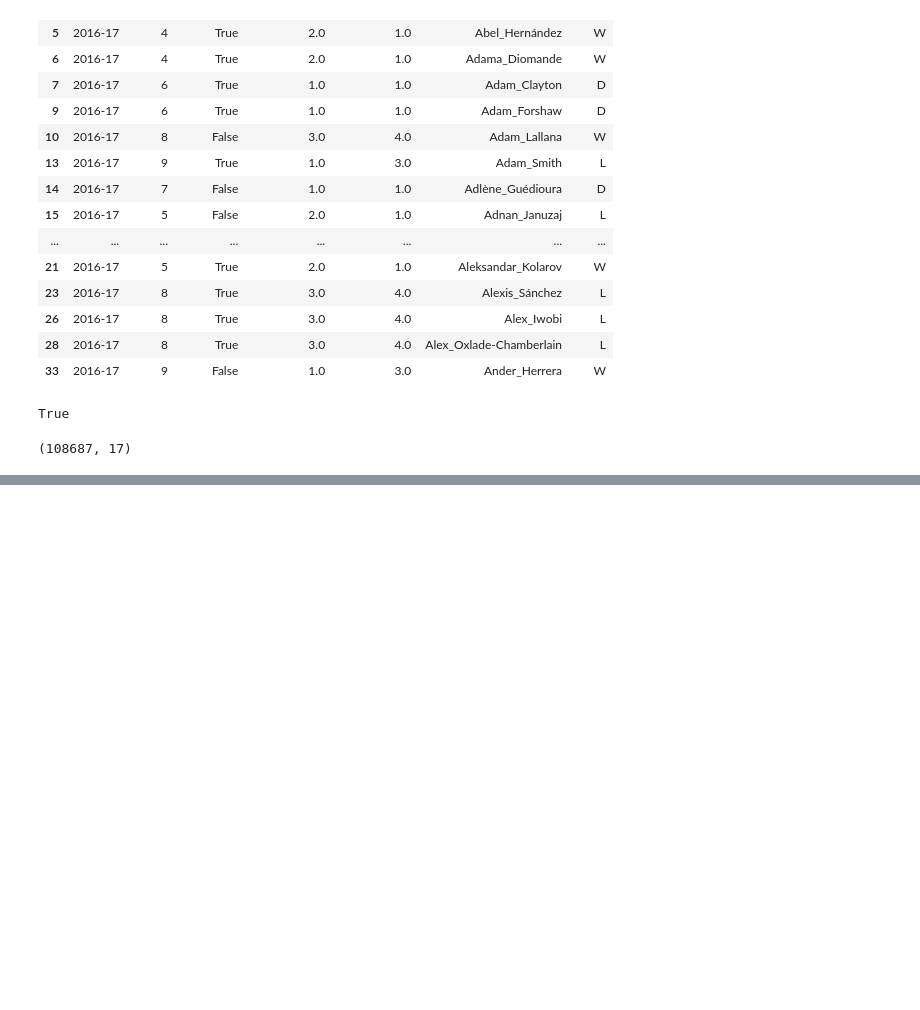
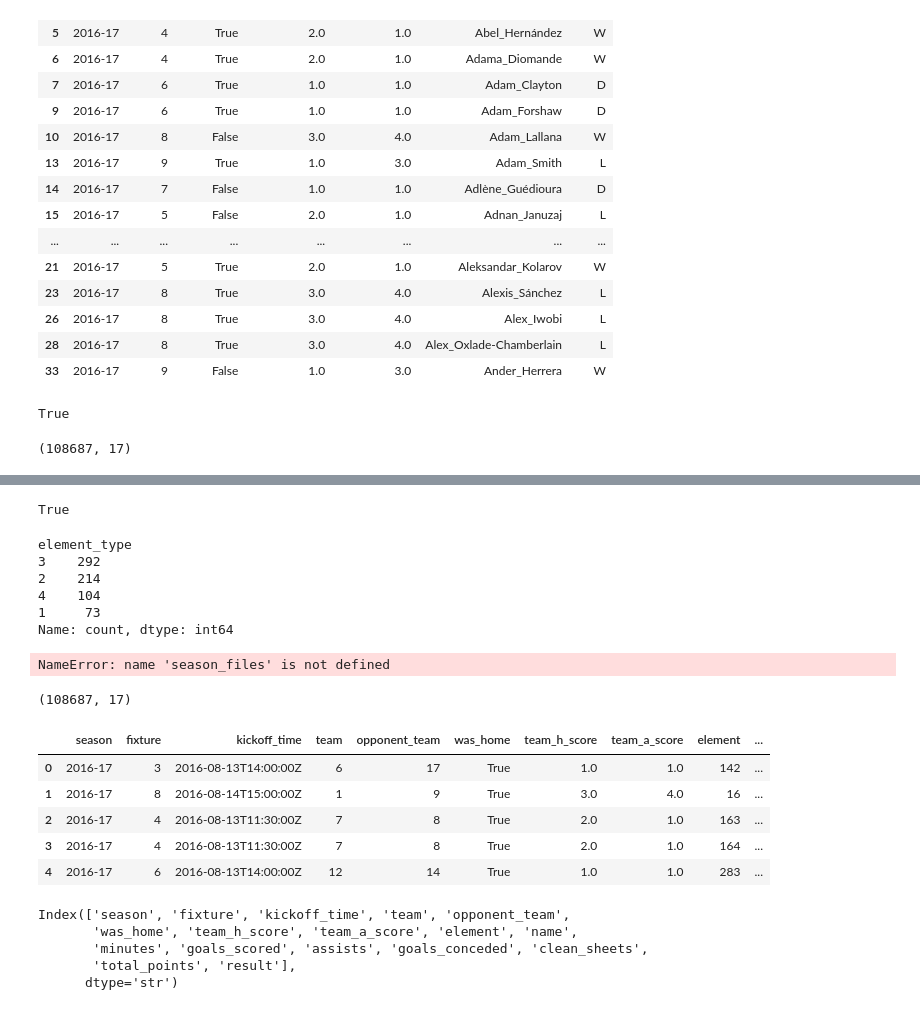
Before and after one commit to clellandjw/CMPT491_1, a Jupyter notebook: 491_2/combined_2.ipynb, the cells around one changed output, grey strips where cells are left out. Cells and saved outputs as stored; diff of their text form; code cells hidden in the pictures; blank space fills up the shorter version.

```diff
--- a/491_2/combined_2.ipynb
+++ b/491_2/combined_2.ipynb
@@ -945,0 +960,30 @@ players_played.to_excel(
+# %%
+player_info = pd.read_csv(
+    "raw_player_data/2016_players_raw.csv",
+    encoding="latin1"
+)
+
+"element_type" in player_info.columns
+# %% [output]
+True
+# %%
+player_info["element_type"].value_counts()
+# %% [output]
+element_type
+3    292
+2    214
+4    104
+1     73
+Name: count, dtype: int64
+# %%
+for season, files in season_files.items():
+    gw_file, player_file = files
+
+    player_info = pd.read_csv(
+        f"raw_player_data/{player_file}",
+        encoding="latin1"
+    )
+
+    print(season, "element_type" in player_info.columns)
+# %% [output]
+NameError: name 'season_files' is not defined
@@ -945,0 +992,26 @@ players_played.to_excel(
+# %%
+players_played = pd.read_csv(
+    "cleaned_data/player_appearances_2016_2025.csv",
+    low_memory=False
+)
+
+players_played.shape
+# %% [output]
+(108687, 17)
+# %%
+players_played.head()
+# %% [output]
+|  | season | fixture | kickoff_time | team | opponent_team | was_home | team_h_score | team_a_score | element | ... |
+| 0 | 2016-17 | 3 | 2016-08-13T14:00:00Z | 6 | 17 | True | 1.0 | 1.0 | 142 | ... |
+| 1 | 2016-17 | 8 | 2016-08-14T15:00:00Z | 1 | 9 | True | 3.0 | 4.0 | 16 | ... |
+| 2 | 2016-17 | 4 | 2016-08-13T11:30:00Z | 7 | 8 | True | 2.0 | 1.0 | 163 | ... |
+| 3 | 2016-17 | 4 | 2016-08-13T11:30:00Z | 7 | 8 | True | 2.0 | 1.0 | 164 | ... |
+| 4 | 2016-17 | 6 | 2016-08-13T14:00:00Z | 12 | 14 | True | 1.0 | 1.0 | 283 | ... |
+# %%
+players_played.columns
+# %% [output]
+Index(['season', 'fixture', 'kickoff_time', 'team', 'opponent_team',
+       'was_home', 'team_h_score', 'team_a_score', 'element', 'name',
+       'minutes', 'goals_scored', 'assists', 'goals_conceded', 'clean_sheets',
+       'total_points', 'result'],
+      dtype='str')
```
Also changed, not shown: parts of 23 cells of this notebook, 2 other files.
